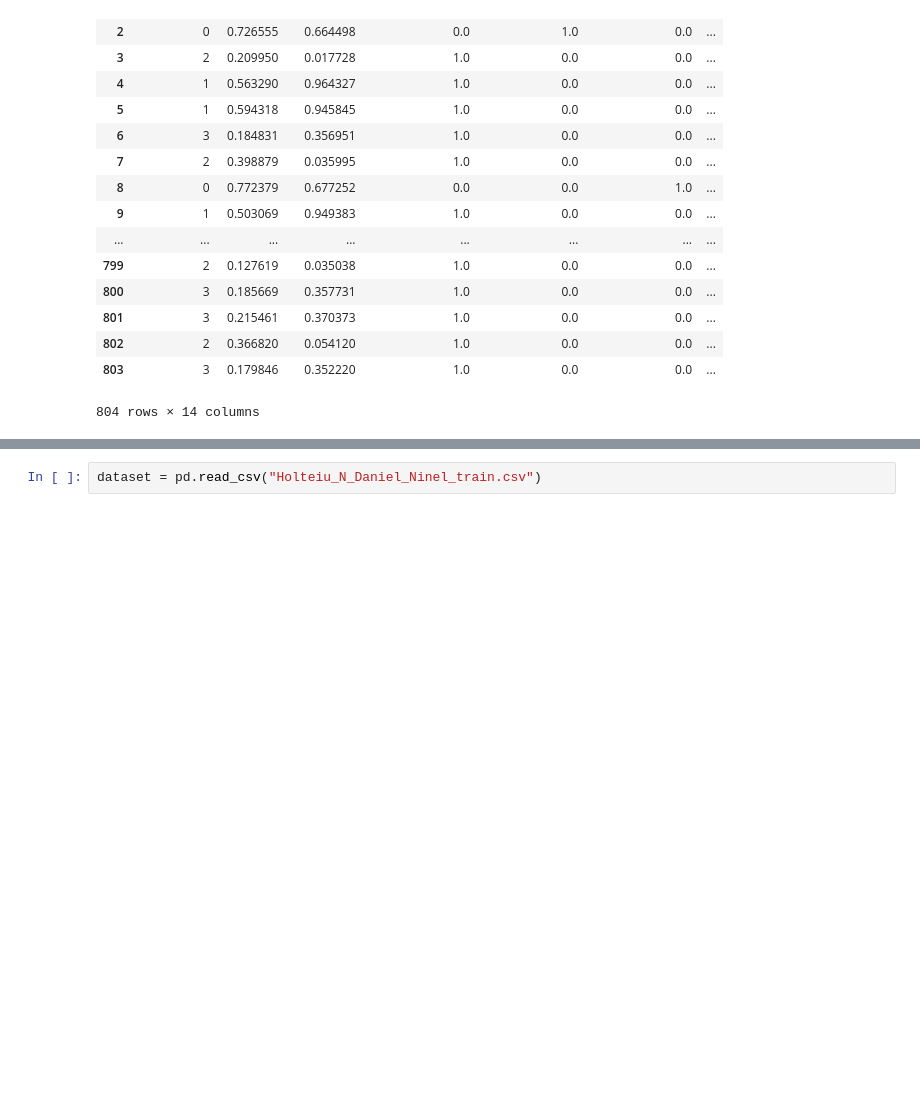
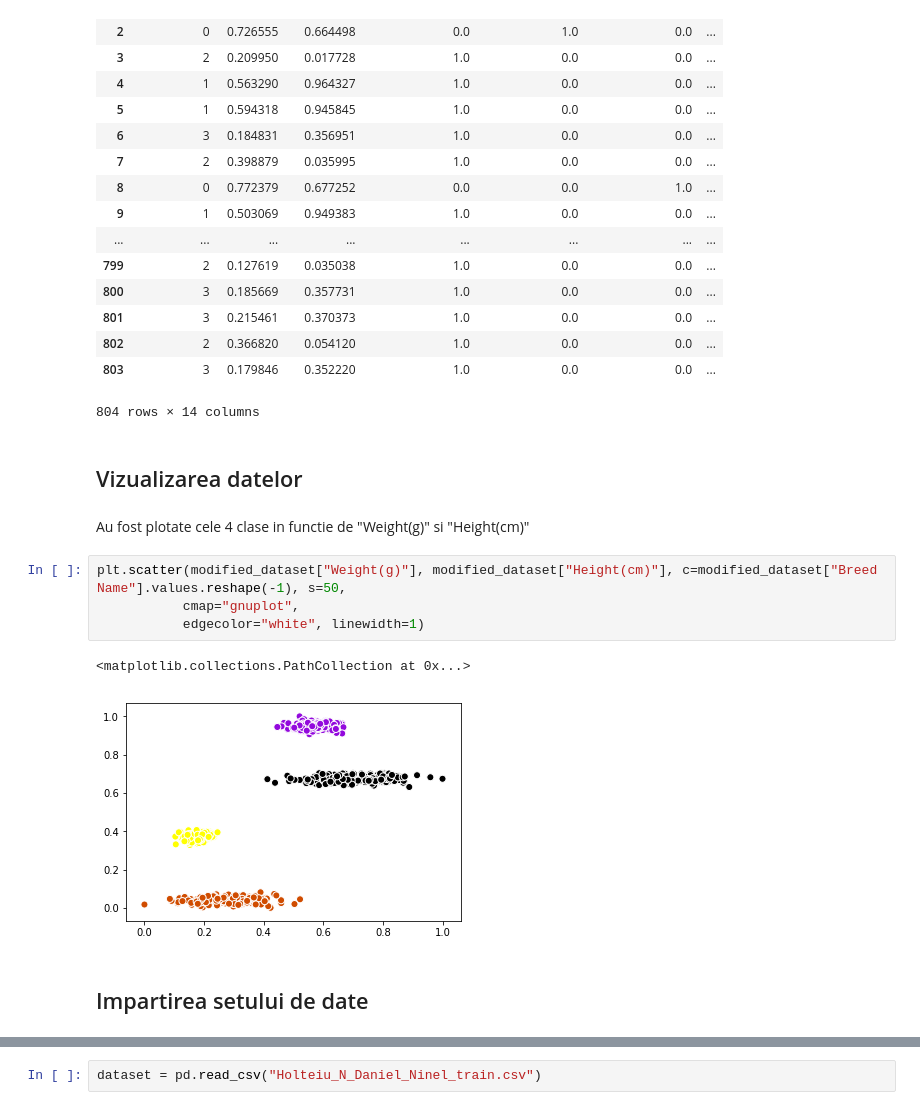
Before and after one commit to daneel95/Master_Homework, a Jupyter notebook: DataMiningHomework/Homework_1/Homework1_DanielNinelHolteiu_407.ipynb, the cells around one changed output, grey strips where cells are left out. Drawn from its saved outputs; the diff is of its cells as text; blank space fills up the shorter version.

```diff
--- a/DataMiningHomework/Homework_1/Homework1_DanielNinelHolteiu_407.ipynb
+++ b/DataMiningHomework/Homework_1/Homework1_DanielNinelHolteiu_407.ipynb
@@ -175,3 +199,16 @@ modified_dataset
 | 802 | 2 | 0.366820 | 0.054120 | 1.0 | 0.0 | 0.0 | ... |
 | 803 | 3 | 0.179846 | 0.352220 | 1.0 | 0.0 | 0.0 | ... |
 804 rows × 14 columns
+# %% [markdown]
+## Vizualizarea datelor
+# %% [markdown]
+Au fost plotate cele 4 clase in functie de "Weight(g)" si "Height(cm)"
+# %%
+plt.scatter(modified_dataset["Weight(g)"], modified_dataset["Height(cm)"], c=modified_dataset["Breed Name"].values.reshape(-1), s=50,
+           cmap="gnuplot",
+           edgecolor="white", linewidth=1)
+# %% [output]
+<matplotlib.collections.PathCollection at 0x...>
+[figure, added]
+# %% [markdown]
+## Impartirea setului de date
```
Also changed, not shown: parts of 38 cells of this notebook.
